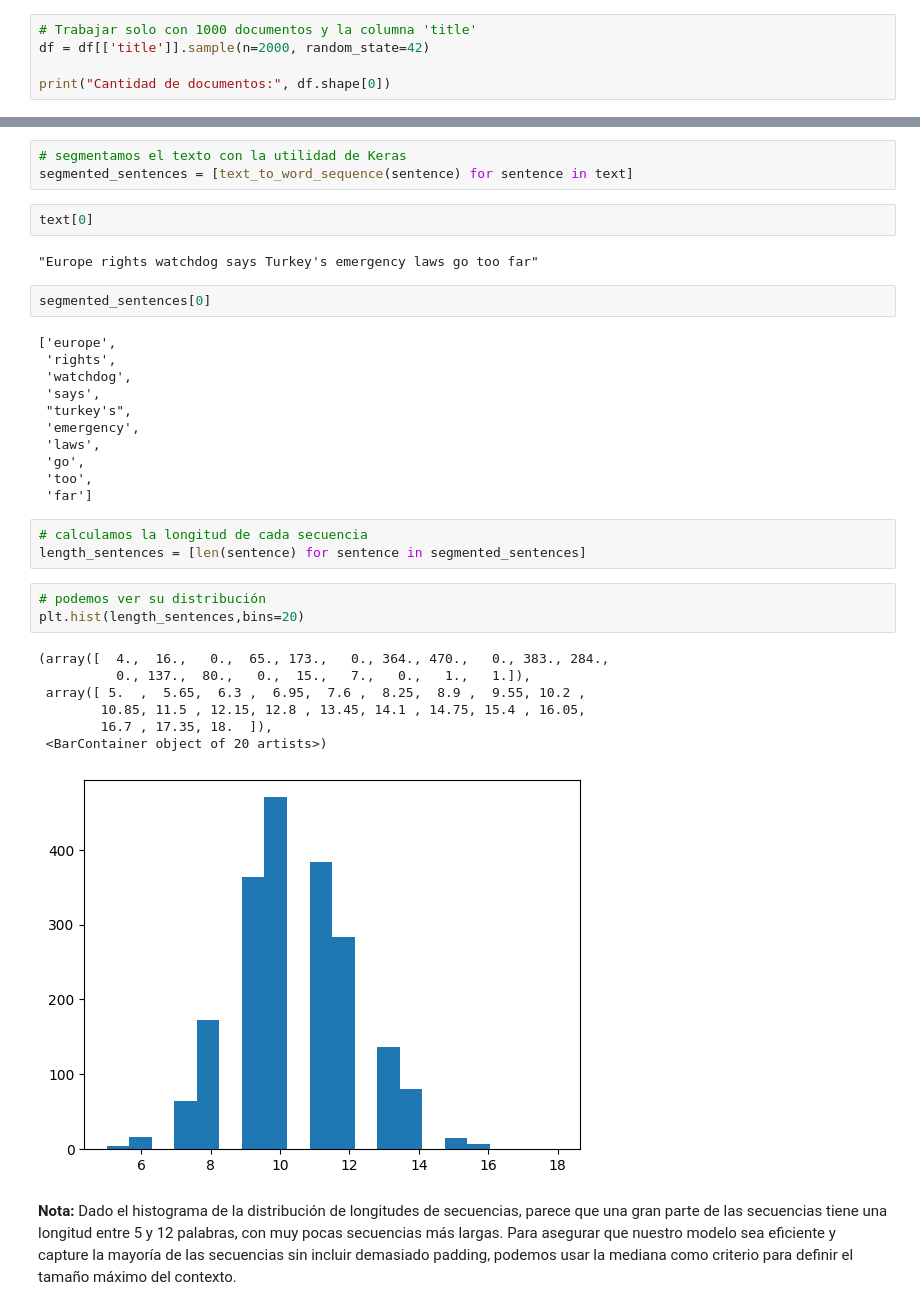
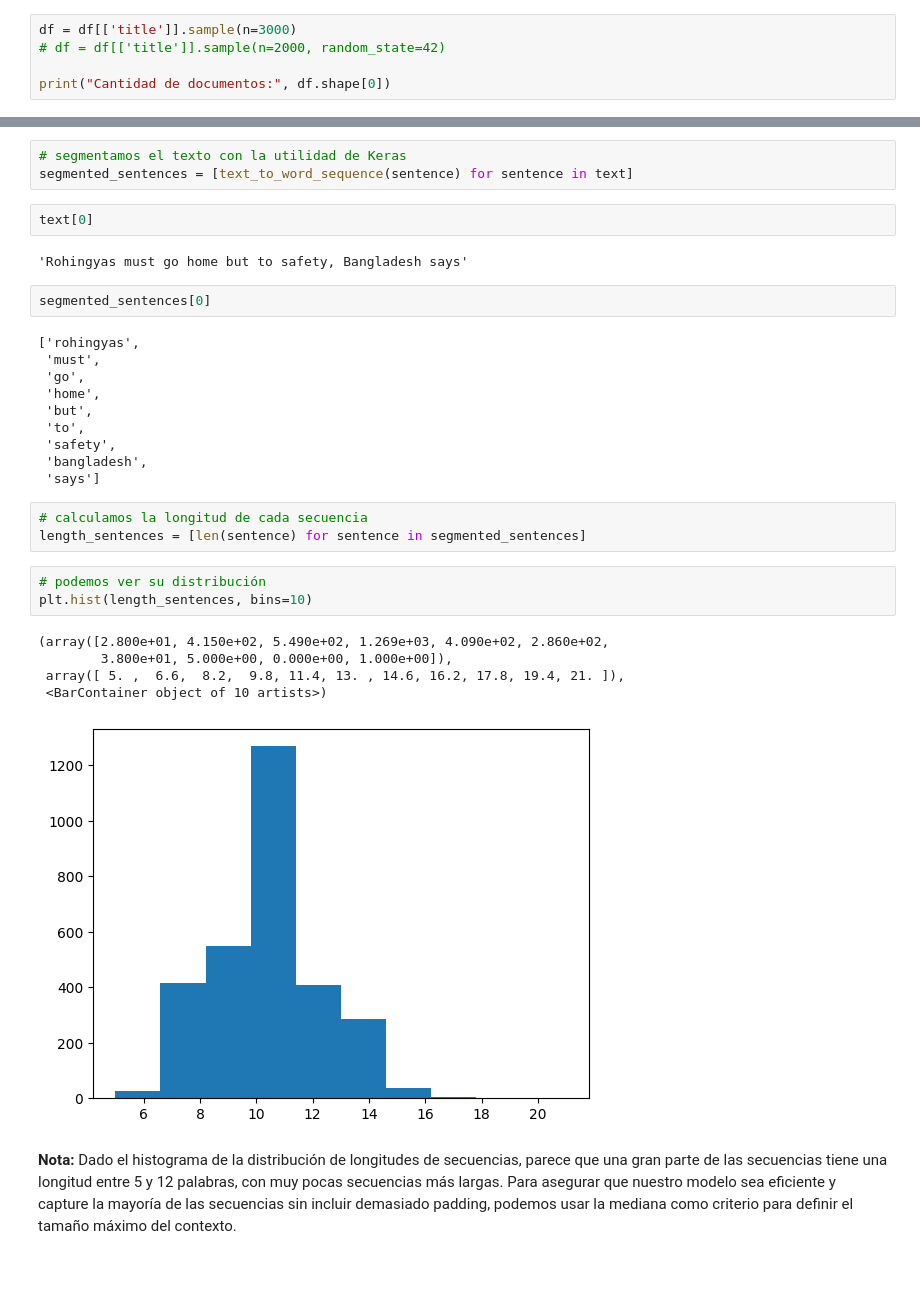
Before and after one commit to sevann-radhak/procesamiento_lenguaje_natural, a Jupyter notebook: clase_3/ejercicios/NLP-TP3 v0.ipynb, the cells around one changed output, grey strips where cells are left out. Cells and saved outputs as stored; diff of their text form; blank space fills up the shorter version.

```diff
--- a/clase_3/ejercicios/NLP-TP3 v0.ipynb
+++ b/clase_3/ejercicios/NLP-TP3 v0.ipynb
@@ -52,8 +52,8 @@ print("Cantidad de documentos:", df.shape[0])
 # %% [output]
 Cantidad de documentos: 21417
 # %%
-# Trabajar solo con 1000 documentos y la columna 'title'
-df = df[['title']].sample(n=2000, random_state=42)
+df = df[['title']].sample(n=3000)
+# df = df[['title']].sample(n=2000, random_state=42)
 
 print("Cantidad de documentos:", df.shape[0])
 # %% [output]
@@ -79,34 +79,31 @@ segmented_sentences = [text_to_word_sequence(sentence) for sentence in text]
 # %%
 text[0]
 # %% [output]
-"Europe rights watchdog says Turkey's emergency laws go too far"
+'Rohingyas must go home but to safety, Bangladesh says'
 # %%
 segmented_sentences[0]
 # %% [output]
-['europe',
- 'rights',
- 'watchdog',
- 'says',
- "turkey's",
- 'emergency',
- 'laws',
+['rohingyas',
+ 'must',
  'go',
- 'too',
- 'far']
+ 'home',
+ 'but',
+ 'to',
+ 'safety',
+ 'bangladesh',
+ 'says']
 # %%
 # calculamos la longitud de cada secuencia
 length_sentences = [len(sentence) for sentence in segmented_sentences]
 # %%
 # podemos ver su distribución
-plt.hist(length_sentences,bins=20)
+plt.hist(length_sentences, bins=10)
 # %% [output]
-(array([  4.,  16.,   0.,  65., 173.,   0., 364., 470.,   0., 383., 284.,
-          0., 137.,  80.,   0.,  15.,   7.,   0.,   1.,   1.]),
- array([ 5.  ,  5.65,  6.3 ,  6.95,  7.6 ,  8.25,  8.9 ,  9.55, 10.2 ,
-        10.85, 11.5 , 12.15, 12.8 , 13.45, 14.1 , 14.75, 15.4 , 16.05,
-        16.7 , 17.35, 18.  ]),
- <BarContainer object of 20 artists>)
+(array([2.800e+01, 4.150e+02, 5.490e+02, 1.269e+03, 4.090e+02, 2.860e+02,
+        3.800e+01, 5.000e+00, 0.000e+00, 1.000e+00]),
+ array([ 5. ,  6.6,  8.2,  9.8, 11.4, 13. , 14.6, 16.2, 17.8, 19.4, 21. ]),
+ <BarContainer object of 10 artists>)
-[figure, old version]
+[figure, new version]
 # %% [markdown]
 **Nota:** Dado el histograma de la distribución de longitudes de secuencias, parece que una gran parte de las secuencias tiene una longitud entre 5 y 12 palabras, con muy pocas secuencias más largas. Para asegurar que nuestro modelo sea eficiente y capture la mayoría de las secuencias sin incluir demasiado padding, podemos usar la mediana como criterio para definir el tamaño máximo del contexto.
 # %%
```
Also changed, not shown: parts of 20 cells of this notebook, 1 other file.
